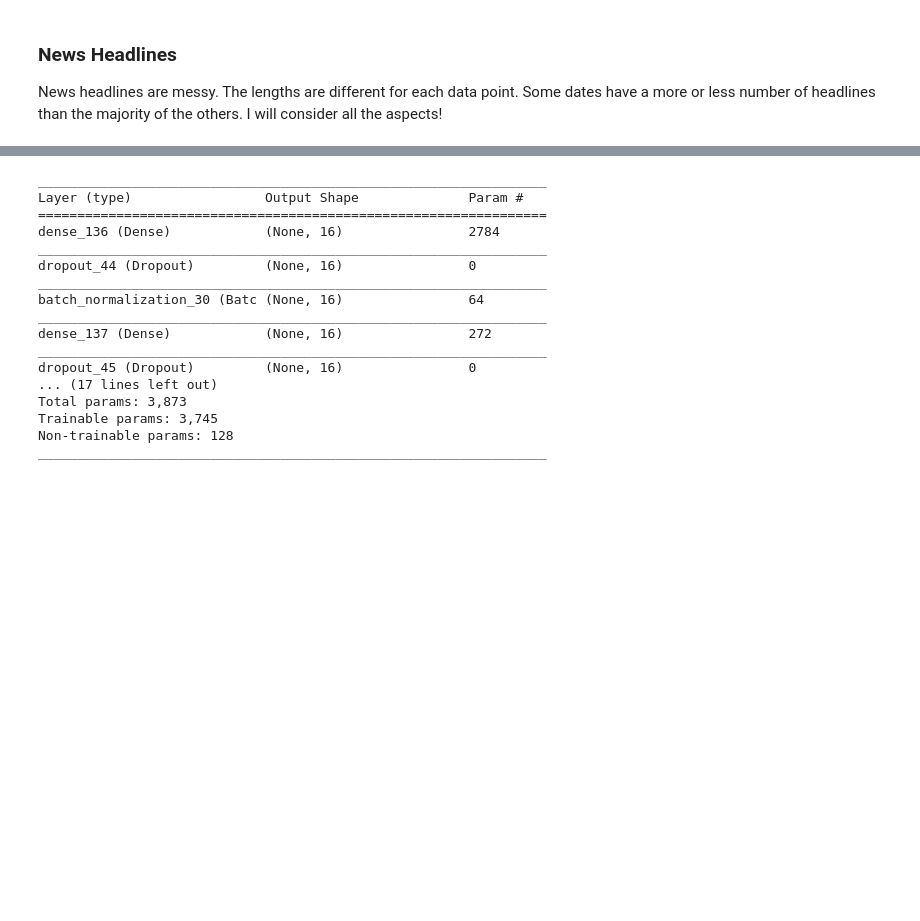
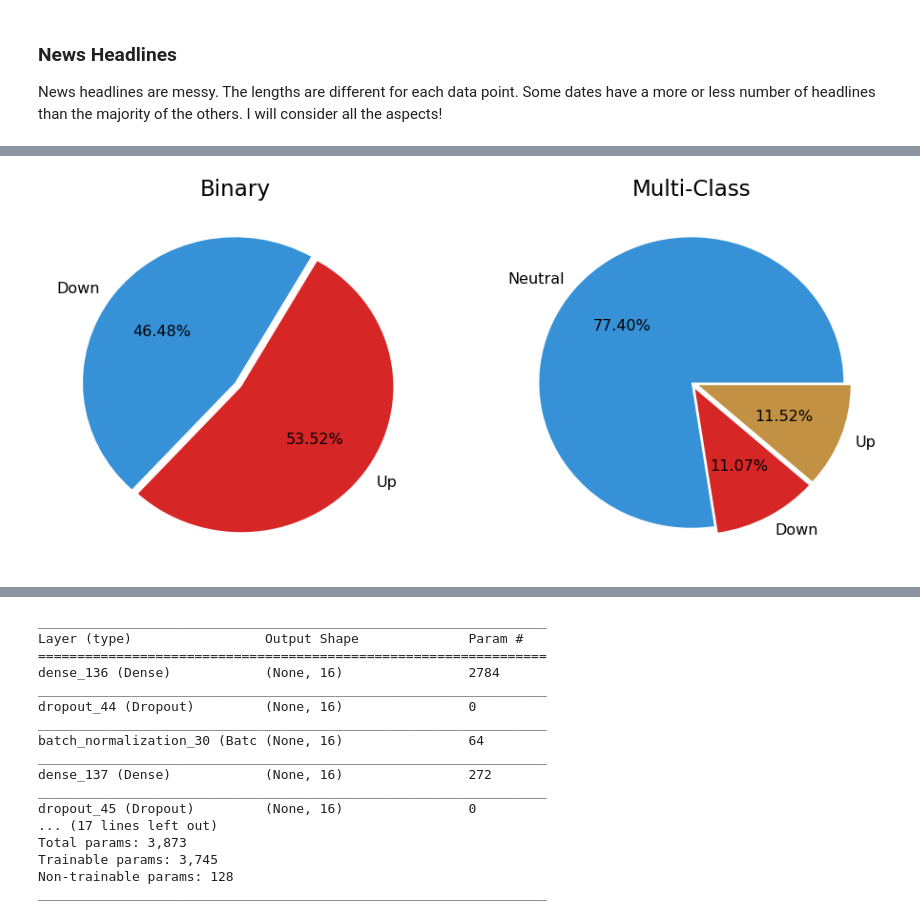
Before and after one commit to Kearlay/market_prediction, a Jupyter notebook: market_prediction_news.ipynb, the cells around one changed output, grey strips where cells are left out. Drawn from its saved outputs; the diff is of its cells as text; code cells hidden in the pictures; blank space fills up the shorter version.

```diff
--- a/market_prediction_news.ipynb
+++ b/market_prediction_news.ipynb
@@ -361,0 +209,8 @@ plt.show()
+# %%
+wide_news = []
+for name, group in by_date:
+    wide_news.append(group['News'].values)
+
+wide_news = pd.DataFrame(wide_news).iloc[:,:25]
+wide_news = wide_news.applymap(lambda x: x[1:] if x else '')
+wide_news['Date'] = by_date.groups
@@ -361,0 +226,6 @@ plt.show()
+# %%
+df = stock.merge(wide_news, how='left', on='Date')
+# %%
+# Drop Variables
+col_drops = "Open,High,Low,Close,Volume,Adj Close,index".split(",")
+df = df.drop(col_drops, axis=1)
@@ -361,0 +241,23 @@ plt.show()
+# %%
+# list of concatenated headlines of each date.
+headlines = df.iloc[:, 3:].apply(''.join ,axis=1)
+
+# Labels
+binary_labels = df['up_or_down'].get_values()
+multi_labels = df['up_neutral_down'].get_values()
+# %%
+plt.rcParams['font.size'] = 16
+
+fig, (ax1, ax2) = plt.subplots(1, 2, figsize=(14, 7))
+
+colors = ["#3791D7", "#D72626", "#C29143"]
+
+pd.Series(Counter(labels)).plot(kind='pie', ax=ax1, title='Binary', labels=['Down', 'Up'],
+                               explode=[0,0.05], autopct='%1.2f%%', colors=colors[:-1], startangle=60)
+pd.Series(Counter(multi_labels)).plot(kind='pie', ax=ax2, title='Multi-Class', labels=['Neutral', 'Down', 'Up'],
+                                     explode=[0,0.05, 0.05], autopct='%1.2f%%', colors=colors)
+ax1.set_ylabel('')
+ax2.set_ylabel('')
+plt.show()
+# %% [output]
+[figure, added]
```
Also changed, not shown: parts of 61 cells of this notebook.
